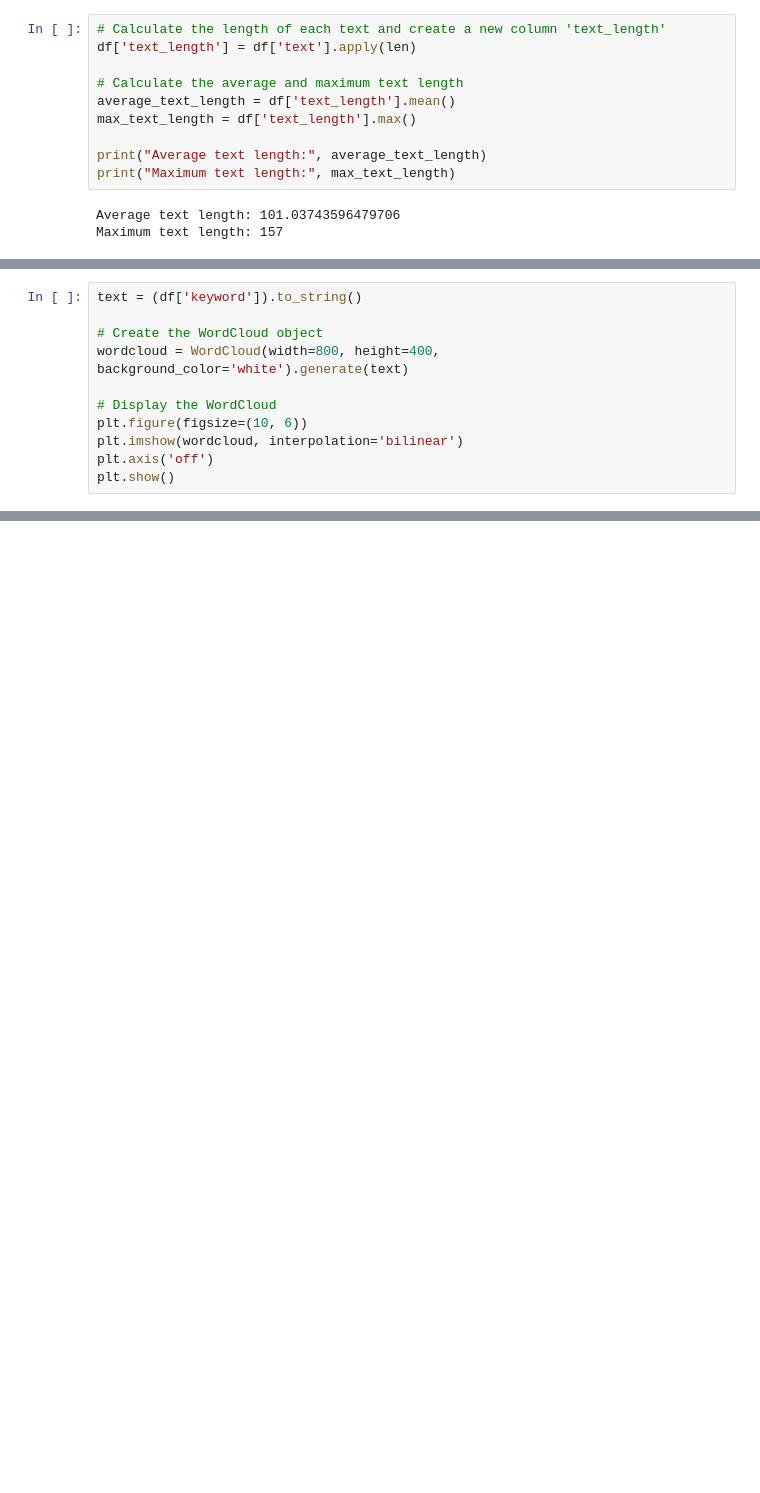
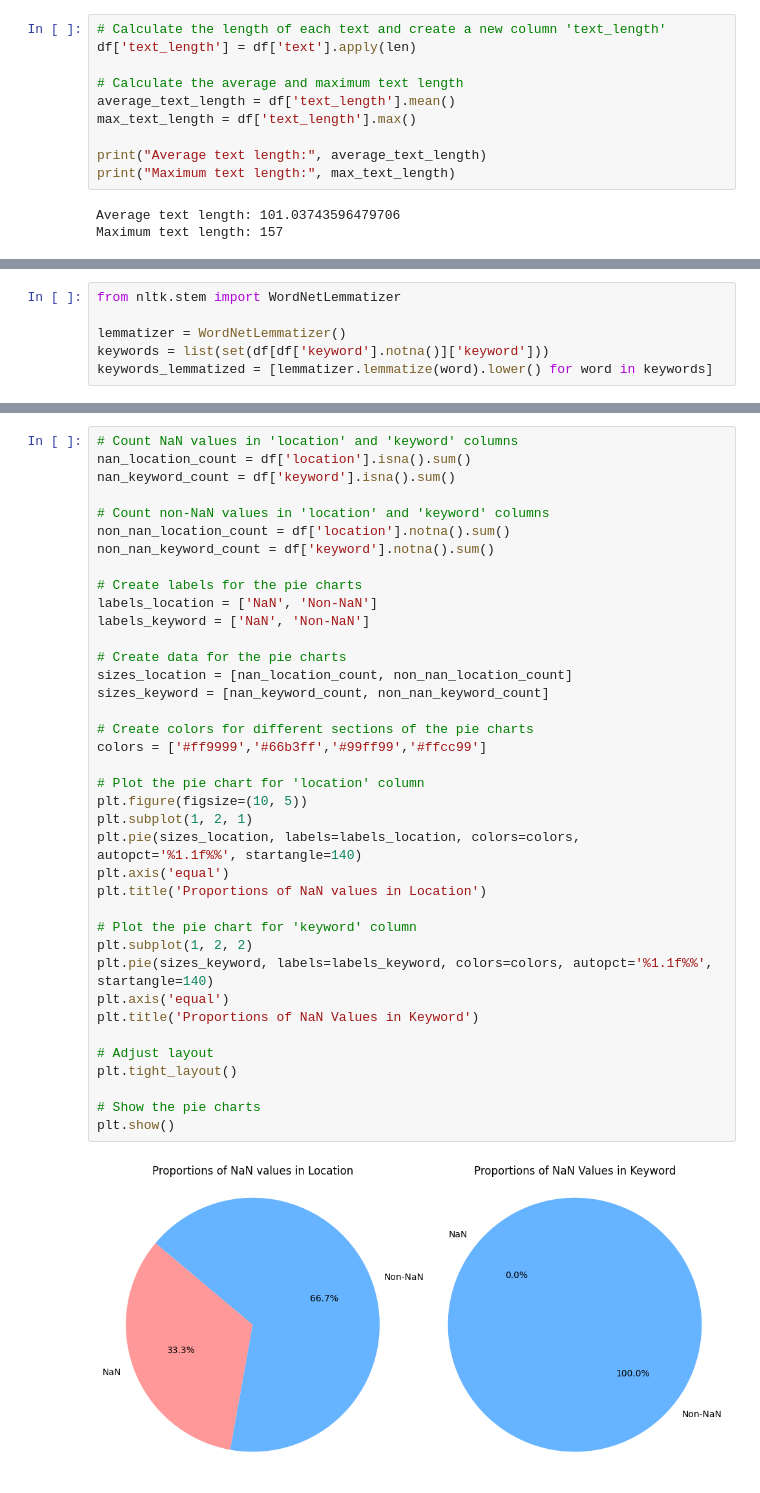
Before and after one commit to mikymatt01/Disaster-Tweets-Classification, a Jupyter notebook: data-analysis.ipynb, the cells around one changed output, grey strips where cells are left out. Drawn from its saved outputs; the diff is of its cells as text; blank space fills up the shorter version.

Commit message:
handle null values in keyword column

```diff
--- a/data-analysis.ipynb
+++ b/data-analysis.ipynb
@@ -186,11 +170,0 @@ plt.show()
-# %%
-text = (df['keyword']).to_string()
-
-# Create the WordCloud object
-wordcloud = WordCloud(width=800, height=400, background_color='white').generate(text)
-
-# Display the WordCloud
-plt.figure(figsize=(10, 6))
-plt.imshow(wordcloud, interpolation='bilinear')
-plt.axis('off')
-plt.show()
@@ -198,0 +174,6 @@ plt.show()
+# %%
+from nltk.stem import WordNetLemmatizer
+
+lemmatizer = WordNetLemmatizer()
+keywords = list(set(df[df['keyword'].notna()]['keyword']))
+keywords_lemmatized = [lemmatizer.lemmatize(word).lower() for word in keywords]
@@ -198,0 +203,40 @@ plt.show()
+# %%
+# Count NaN values in 'location' and 'keyword' columns
+nan_location_count = df['location'].isna().sum()
+nan_keyword_count = df['keyword'].isna().sum()
+
+# Count non-NaN values in 'location' and 'keyword' columns
+non_nan_location_count = df['location'].notna().sum()
+non_nan_keyword_count = df['keyword'].notna().sum()
+
+# Create labels for the pie charts
+labels_location = ['NaN', 'Non-NaN']
+labels_keyword = ['NaN', 'Non-NaN']
+
+# Create data for the pie charts
+sizes_location = [nan_location_count, non_nan_location_count]
+sizes_keyword = [nan_keyword_count, non_nan_keyword_count]
+
+# Create colors for different sections of the pie charts
+colors = ['#ff9999','#66b3ff','#99ff99','#ffcc99']
+
+# Plot the pie chart for 'location' column
+plt.figure(figsize=(10, 5))
+plt.subplot(1, 2, 1)
+plt.pie(sizes_location, labels=labels_location, colors=colors, autopct='%1.1f%%', startangle=140)
+plt.axis('equal')
+plt.title('Proportions of NaN values in Location')
+
+# Plot the pie chart for 'keyword' column
+plt.subplot(1, 2, 2)
+plt.pie(sizes_keyword, labels=labels_keyword, colors=colors, autopct='%1.1f%%', startangle=140)
+plt.axis('equal')
+plt.title('Proportions of NaN Values in Keyword')
+
+# Adjust layout
+plt.tight_layout()
+
+# Show the pie charts
+plt.show()
+# %% [output]
+[figure, added]
```
Also changed, not shown: parts of 4 cells of this notebook.
